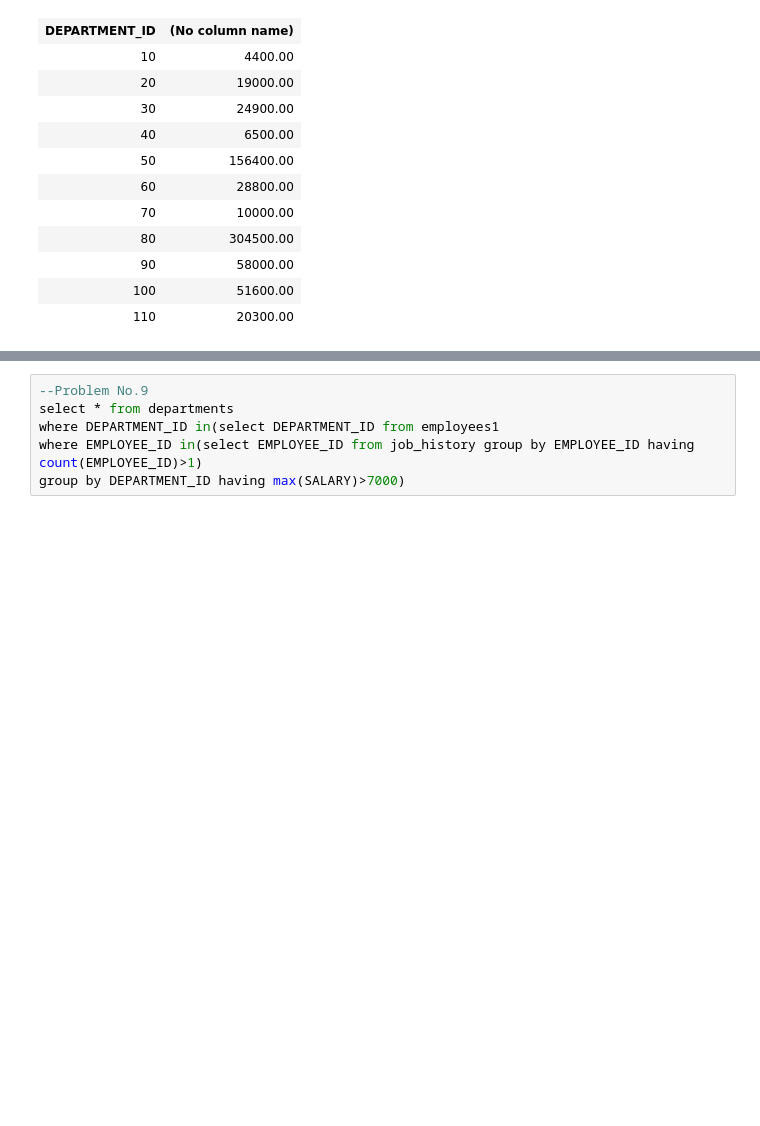
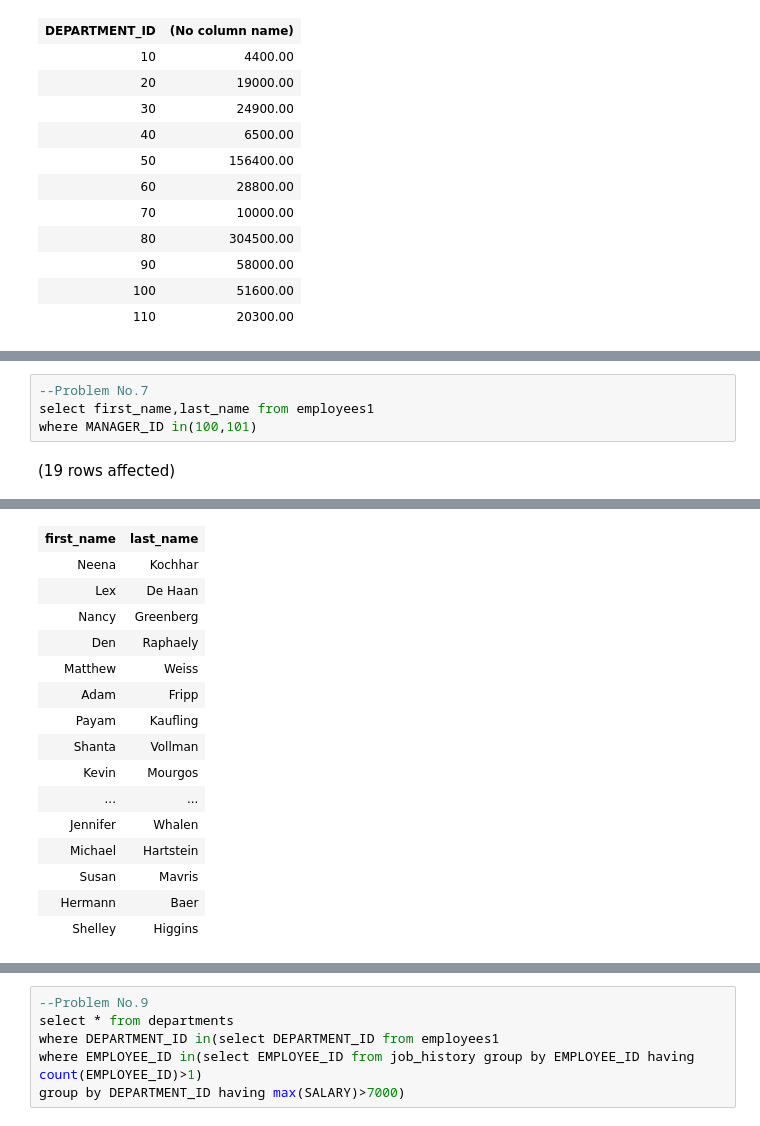
Before and after one commit to shivamfw10/EMITraining2, a Jupyter notebook: SQL_Training/SqlSubQuery_Practice_Exercise_2.ipynb, the cells around one changed output, grey strips where cells are left out. Cells and saved outputs as stored; diff of their text form; blank space fills up the shorter version.

```diff
--- a/SQL_Training/SqlSubQuery_Practice_Exercise_2.ipynb
+++ b/SQL_Training/SqlSubQuery_Practice_Exercise_2.ipynb
@@ -140,0 +125,6 @@ Total execution time: 00:00:00.006
+# %%
+--Problem No.7
+select first_name,last_name from employees1
+where MANAGER_ID in(100,101)
+# %% [output]
+(19 rows affected)
@@ -140,0 +132,16 @@ Total execution time: 00:00:00.006
+| first_name | last_name |
+| Neena | Kochhar |
+| Lex | De Haan |
+| Nancy | Greenberg |
+| Den | Raphaely |
+| Matthew | Weiss |
+| Adam | Fripp |
+| Payam | Kaufling |
+| Shanta | Vollman |
+| Kevin | Mourgos |
+| ... | ... |
+| Jennifer | Whalen |
+| Michael | Hartstein |
+| Susan | Mavris |
+| Hermann | Baer |
+| Shelley | Higgins |
```
Also changed, not shown: parts of 4 cells of this notebook.
